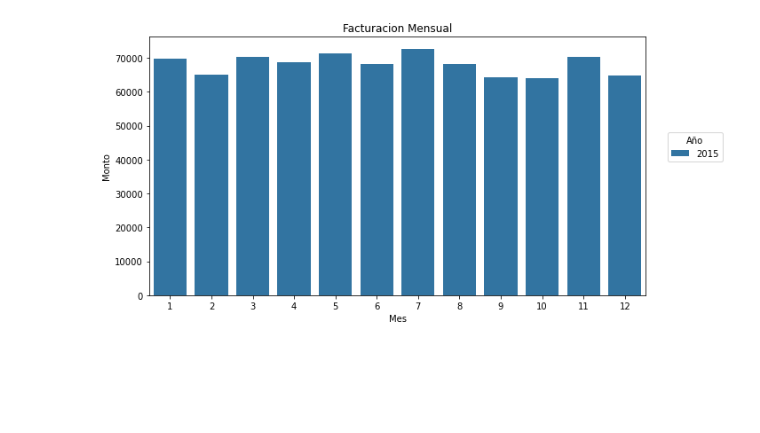
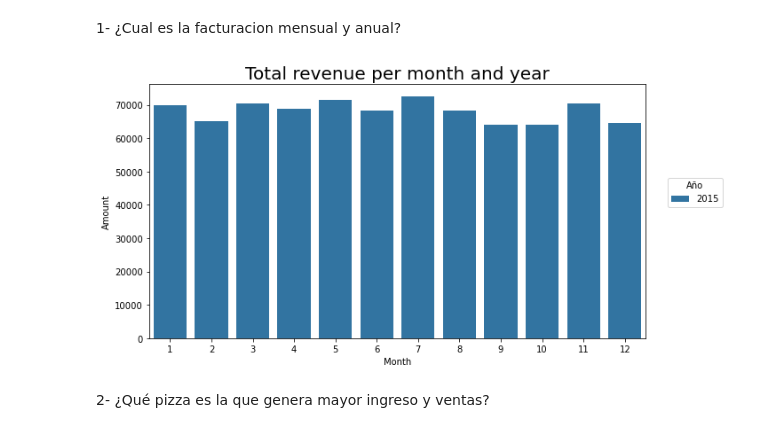
Before and after one commit to RArielAlonso/tp-foundations-itba-arielalonso, a Jupyter notebook: Reports/reports-nb.ipynb, the cells around one changed output. Cells and saved outputs as stored; diff of their text form; code cells hidden in the pictures; blank space fills up the shorter version.

```diff
--- a/Reports/reports-nb.ipynb
+++ b/Reports/reports-nb.ipynb
@@ -18,26 +18,32 @@ engine=create_engine(str_conection,
 connect_args={'options': f'-csearch_path={POSTGRES_SCHEMA}'})
 # %%
 conn = engine.connect()
+# %% [markdown]
+1- ¿Cual es la facturacion mensual y anual?
 # %%
-df_year_month=pd.read_sql("""select o2.year,o2.month, round(sum(o.quantity*p.price)) as total_order_amount
+query_1="""select o2.year,o2.month, round(sum(o.quantity*p.price)) as total_order_amount
 from schema_pizza.order_details o
 inner join schema_pizza.orders o2 on o.order_id=o2.order_id
 left join schema_pizza.pizzas p on p.pizza_id=o.pizza_id
 group by o2.year,o2.month
 order by o2.year,o2.month;
-""",conn)
+"""
+# %%
+df_year_month=pd.read_sql(query_1,conn)
 # %%
 plt.figure(figsize=(10,5))
 sns.barplot(data=df_year_month,x=df_year_month['month'],
             y='total_order_amount',
             #color='blue',
             hue='year',
             )
-plt.title('Facturacion Mensual')
-plt.xlabel('Mes')
-plt.ylabel('Monto')
+plt.title('Total revenue per month and year',fontsize=20)
+plt.xlabel('Month')
+plt.ylabel('Amount')
 plt.legend(loc=8, bbox_to_anchor=(1.1, 0.5),title="Año")
 plt.tight_layout()
-plt.savefig(r'\\wsl$\Ubuntu\home\ariel\TP-Foundations\Reports\graphs\facturacion.jpg',dpi=300)
+plt.savefig(r'\\wsl$\Ubuntu\home\ariel\TP-Foundations\Reports\graphs\revenue_month_year.jpg',dpi=300)
 # %% [output]
-[figure, old version]
+[figure, new version]
+# %% [markdown]
+2- ¿Qué pizza es la que genera mayor ingreso y ventas?
```
Also changed, not shown: parts of 26 cells of this notebook, 5 other files.
